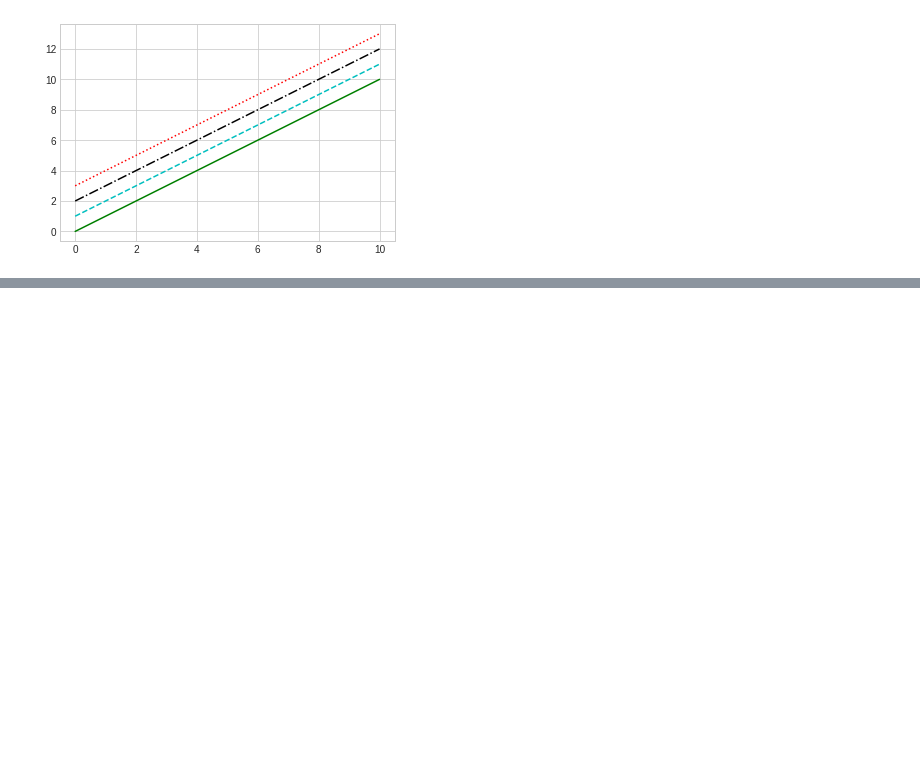
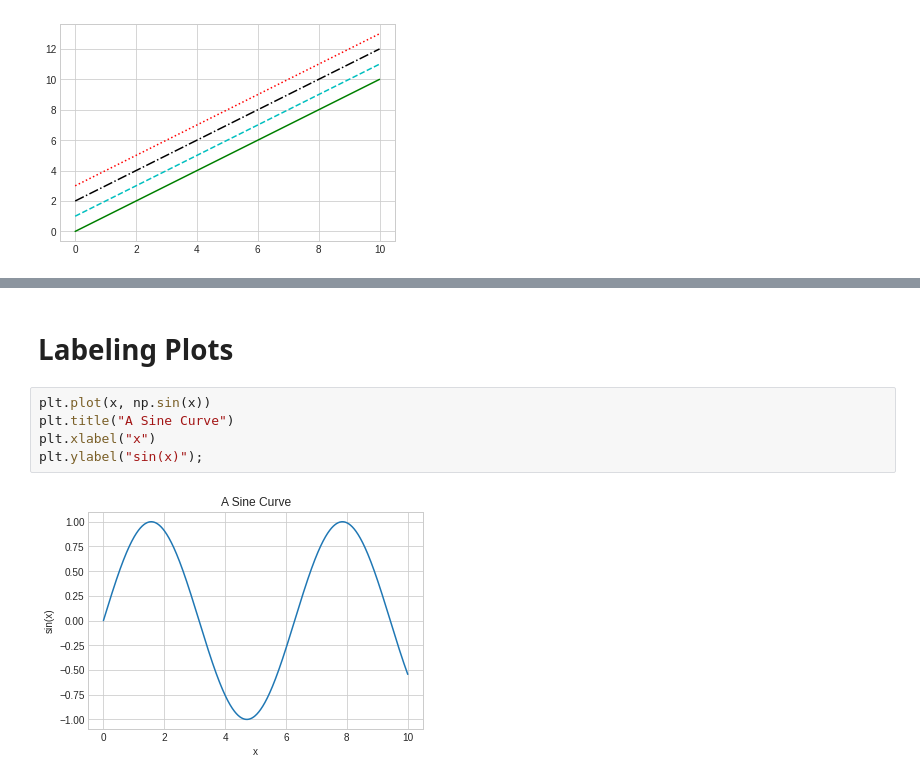
Before and after one commit to gmendozah/ucb-intro-data-science, a Jupyter notebook: Intro to Data Science/4.1 Simple Line Plots.ipynb, the cells around one changed output, grey strips where cells are left out. Drawn from its saved outputs; the diff is of its cells as text; blank space fills up the shorter version.

```diff
--- a/Intro to Data Science/4.1 Simple Line Plots.ipynb
+++ b/Intro to Data Science/4.1 Simple Line Plots.ipynb
@@ -73,0 +102,9 @@ plt.plot(x, x + 3, ':r');  # dotted red
+# %% [markdown]
+# Labeling Plots
+# %%
+plt.plot(x, np.sin(x))
+plt.title("A Sine Curve")
+plt.xlabel("x")
+plt.ylabel("sin(x)");
+# %% [output]
+[figure, added]
```
Also changed, not shown: parts of 9 cells of this notebook.
